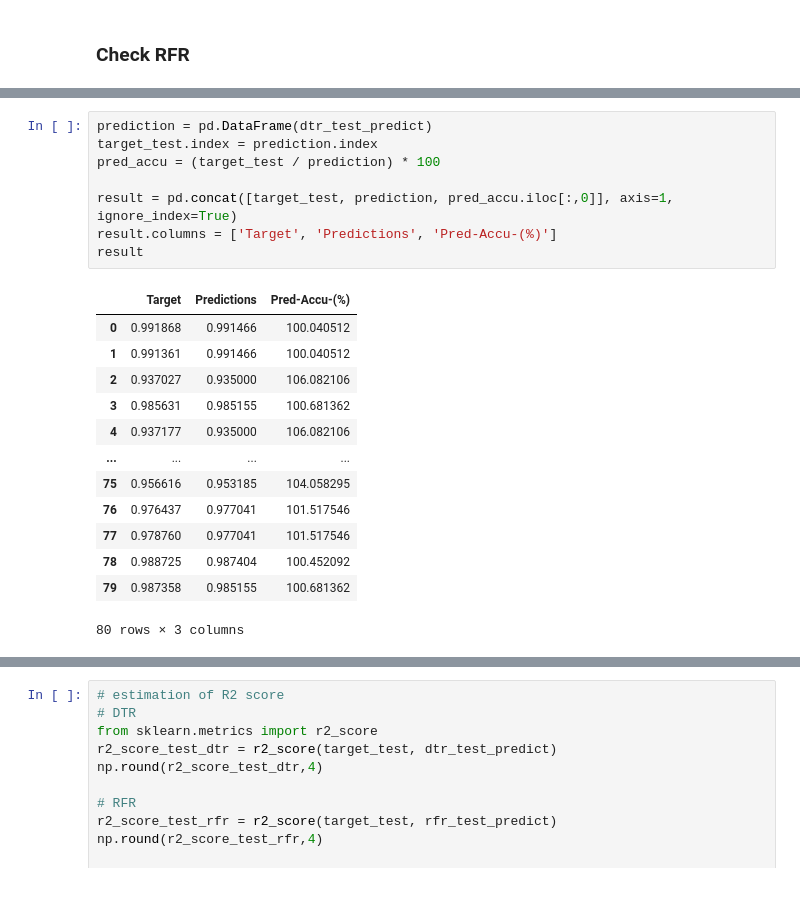
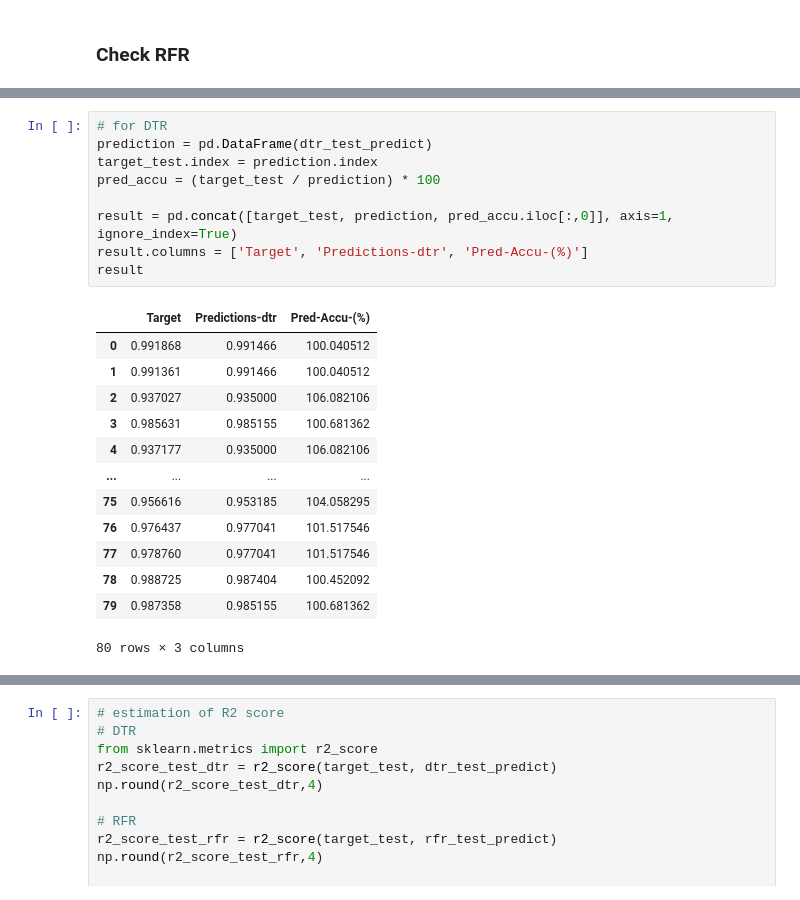
Before and after one commit to nirmalparmarphd/microDSC_error_prediction, a Jupyter notebook: ml_dsc_error_prediction.ipynb, the cells around one changed output, grey strips where cells are left out. Saved outputs shown, nothing was run; the diff lists cells and outputs as text.

```diff
--- a/ml_dsc_error_prediction.ipynb
+++ b/ml_dsc_error_prediction.ipynb
@@ -443,13 +442,14 @@ ftree_rmse
 # %%
+# for DTR
 prediction = pd.DataFrame(dtr_test_predict)
 target_test.index = prediction.index
 pred_accu = (target_test / prediction) * 100
 
 result = pd.concat([target_test, prediction, pred_accu.iloc[:,0]], axis=1, ignore_index=True)
-result.columns = ['Target', 'Predictions', 'Pred-Accu-(%)']
+result.columns = ['Target', 'Predictions-dtr', 'Pred-Accu-(%)']
 result
 # %% [output]
-|  | Target | Predictions | Pred-Accu-(%) |
+|  | Target | Predictions-dtr | Pred-Accu-(%) |
 | 0 | 0.991868 | 0.991466 | 100.040512 |
 | 1 | 0.991361 | 0.991466 | 100.040512 |
 | 2 | 0.937027 | 0.935000 | 106.082106 |
```
Also changed, not shown: parts of 15 cells of this notebook.
